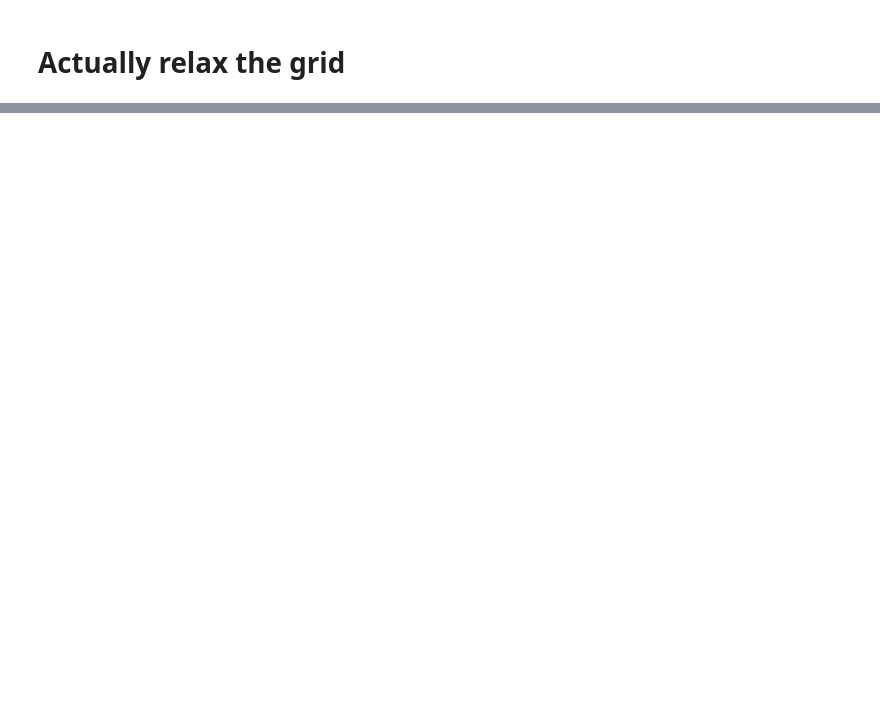
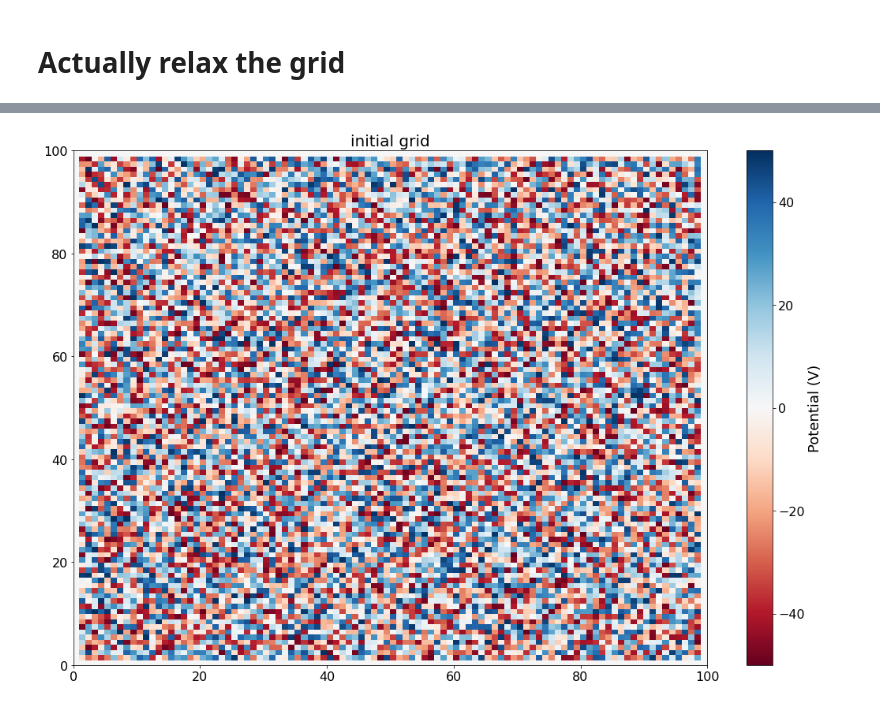
Before and after one commit to PHYS486-S22/PHYS486-S22, a Jupyter notebook: SampleNotebooks/ProjectTwo_Relaxation.ipynb, the cells around one changed output, grey strips where cells are left out. Drawn from its saved outputs; the diff is of its cells as text; code cells hidden in the pictures; blank space fills up the shorter version.

```diff
--- a/SampleNotebooks/ProjectTwo_Relaxation.ipynb
+++ b/SampleNotebooks/ProjectTwo_Relaxation.ipynb
@@ -236,0 +296,24 @@ plt.show()
+# %%
+#define the size of our relaxation grid
+rows = 100
+columns = 100
+
+#populate the grid, either with a uniform initial value or with random values
+#(only one of the two lines below can be used at a time.)
+#grid = np.ones([rows,columns])*25
+grid = np.random.rand(rows,columns)*100-50
+
+#set boundary conditions
+grid[0,:] = 0
+grid[:,0] = 0
+grid[:,columns-1] = 0
+grid[rows-1,:] = 0
+
+#make a plot to show our initial conditions as a pixellated, colored contour map.
+z_min, z_max = grid.min(), grid.max()
+CS = plt.pcolor(np.arange(0,columns+1), np.arange(0,rows+1), grid, cmap='RdBu', vmin=z_min, vmax=z_max)
+plt.colorbar(label = 'Potential (V)')
+plt.title('initial grid' )
+plt.savefig('Grid_for_wider_Capacitor.jpg', bbox_inches='tight')
+# %% [output]
+[figure, added]
```
Also changed, not shown: parts of 23 cells of this notebook.
